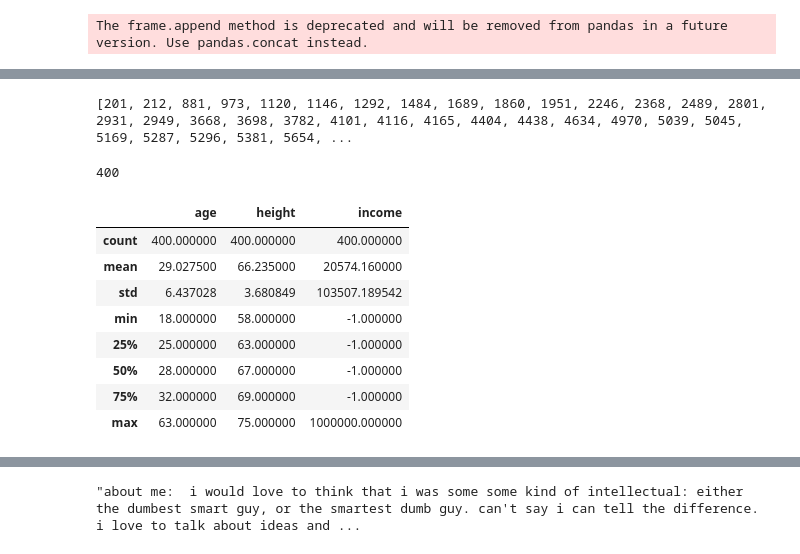
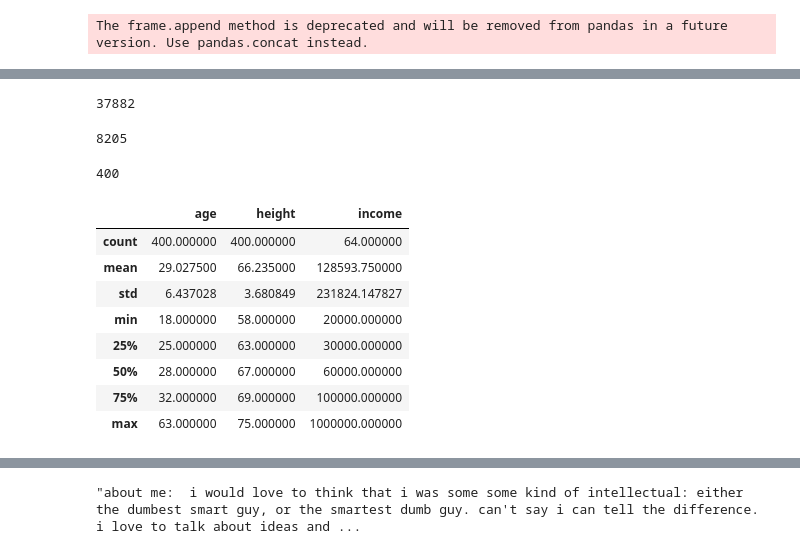
Before and after one commit to truongphamnguyen/daimil-midterm-project, a Jupyter notebook: notebooks/exploring_data.ipynb, the cells around one changed output, grey strips where cells are left out. Cells and saved outputs as stored; diff of their text form; code cells hidden in the pictures.

```diff
--- a/notebooks/exploring_data.ipynb
+++ b/notebooks/exploring_data.ipynb
@@ -320,38 +349,73 @@ english (fluently), spanish (poorly)
 english, spanis
 # %%
 # Picking just columns speaks
-speak_df = cupid_df['speaks']
+ethnicity_df = cupid_revised_df['ethnicity']
 # Creating empty list to store ID of someone who speak Vietnamese
-vietnamese_ls = []
+white_index = []
 # Enumerate speak_df so that i store the index, row store the value for the rows
-for i, row in speak_df.iteritems():
+for i, row in ethnicity_df.iteritems():
     # use regualre expression to remove special character in this particular column
     # included open/close parenthesis and comma
     row = re.sub(r"[\(\),]","",str(row))
     # split the row into words inside list word_ls
     row_ls = row.split()
     for word in row_ls:
-        if word == 'vietnamese':
-            vietnamese_ls.append(i)
-print(vietnamese_ls)
+        if word == 'white':
+            white_index.append(i)
+# print(white_index)
+print(len(white_index))
 # %% [output]
-[201, 212, 881, 973, 1120, 1146, 1292, 1484, 1689, 1860, 1951, 2246, 2368, 2489, 2801, 2931, 2949, 3668, 3698, 3782, 4101, 4116, 4165, 4404, 4438, 4634, 4970, 5039, 5045, 5169, 5287, 5296, 5381, 5654, ...
+37882
-# %%
-# Total people who speak Vietnamese
-print(len(vietnamese_ls))
-# %% [output]
-400
+# %%
+# Picking just columns speaks
+ethnicity_df = cupid_revised_df['ethnicity']
+# Creating empty list to store ID of someone who speak Vietnamese
+asian_index = []
+# Enumerate speak_df so that i store the index, row store the value for the rows
+for i, row in ethnicity_df.iteritems():
+    # use regualre expression to remove special character in this particular column
+    # included open/close parenthesis and comma
+    row = re.sub(r"[\(\),]","",str(row))
+    # split the row into words inside list word_ls
+    row_ls = row.split()
+    for word in row_ls:
+        if word == 'asian':
+            asian_index.append(i)
+# print(asian_index)
+print(len(asian_index))
+# %% [output]
+8205
+# %%
+speak_df = cupid_revised_df['speaks']
+# Creating empty list to store ID of someone who speak Vietnamese
+vietnamese_index = []
+# Enumerate speak_df so that i store the index, row store the value for the rows
+for i, row in speak_df.iteritems():
+    # use regualre expression to remove special character in this particular column
+    # included open/close parenthesis and comma
+    row = re.sub(r"[\(\),]","",str(row))
+    # split the row into words inside list word_ls
+    row_ls = row.split()
+    for word in row_ls:
+        if word == 'vietnamese':
+            vietnamese_index.append(i)
+# print(vietnamese_index)
+
+# Total people who speak Vietnamese
+print(len(vietnamese_index))
+# %% [output]
+400
 # %%
-vietnamese_df = cupid_revised_df.iloc[vietnamese_ls]
+vietnamese_df = cupid_revised_df.iloc[vietnamese_index]
 vietnamese_df.describe()
 # %% [output]
 |  | age | height | income |
-| count | 400.000000 | 400.000000 | 400.000000 |
-| mean | 29.027500 | 66.235000 | 20574.160000 |
-| std | 6.437028 | 3.680849 | 103507.189542 |
-| min | 18.000000 | 58.000000 | -1.000000 |
-| 25% | 25.000000 | 63.000000 | -1.000000 |
-| 50% | 28.000000 | 67.000000 | -1.000000 |
-| 75% | 32.000000 | 69.000000 | -1.000000 |
+| count | 400.000000 | 400.000000 | 64.000000 |
+| mean | 29.027500 | 66.235000 | 128593.750000 |
+| std | 6.437028 | 3.680849 | 231824.147827 |
+| min | 18.000000 | 58.000000 | 20000.000000 |
+| 25% | 25.000000 | 63.000000 | 30000.000000 |
+| 50% | 28.000000 | 67.000000 | 60000.000000 |
+| 75% | 32.000000 | 69.000000 | 100000.000000 |
 | max | 63.000000 | 75.000000 | 1000000.000000 |
 # %%
```
Also changed, not shown: parts of 20 cells of this notebook, 4 other files.
